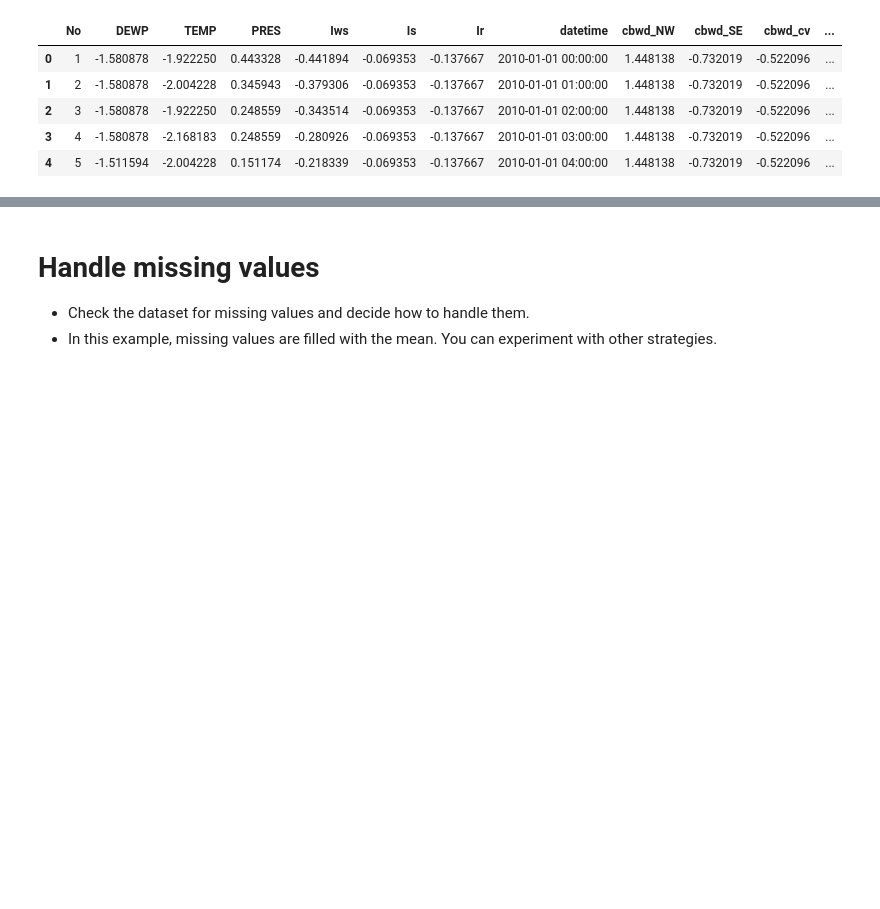
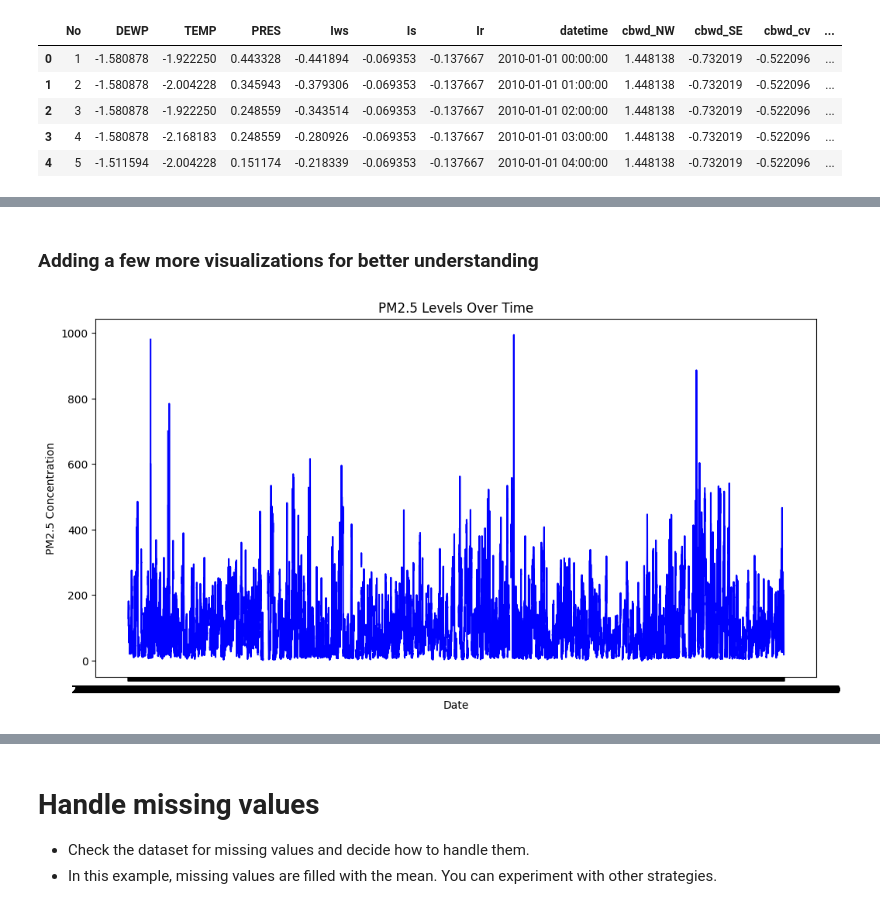
Before and after one commit to Deolinda1506/Time-Series-Forecasting, a Jupyter notebook: notebook/Deolinda_air_quality_forecasting_starter_code.ipynb, the cells around one changed output, grey strips where cells are left out. Drawn from its saved outputs; the diff is of its cells as text; code cells hidden in the pictures; blank space fills up the shorter version.

```diff
--- a/notebook/Deolinda_air_quality_forecasting_starter_code.ipynb
+++ b/notebook/Deolinda_air_quality_forecasting_starter_code.ipynb
@@ -46,0 +153,14 @@ Index(['No', 'DEWP', 'TEMP', 'PRES', 'Iws', 'Is', 'Ir', 'datetime', 'cbwd_NW',
+# %% [markdown]
+### Adding a few more visualizations for better understanding
+# %%
+# Distribution of PM2.5
+
+# Line Plot of PM2.5 over time
+plt.figure(figsize=(12,6))
+plt.plot(train['datetime'], train['pm2.5'], color="blue")
+plt.title("PM2.5 Levels Over Time")
+plt.xlabel("Date")
+plt.ylabel("PM2.5 Concentration")
+plt.show()
+# %% [output]
+[figure, added]
```
Also changed, not shown: parts of 23 cells of this notebook.
